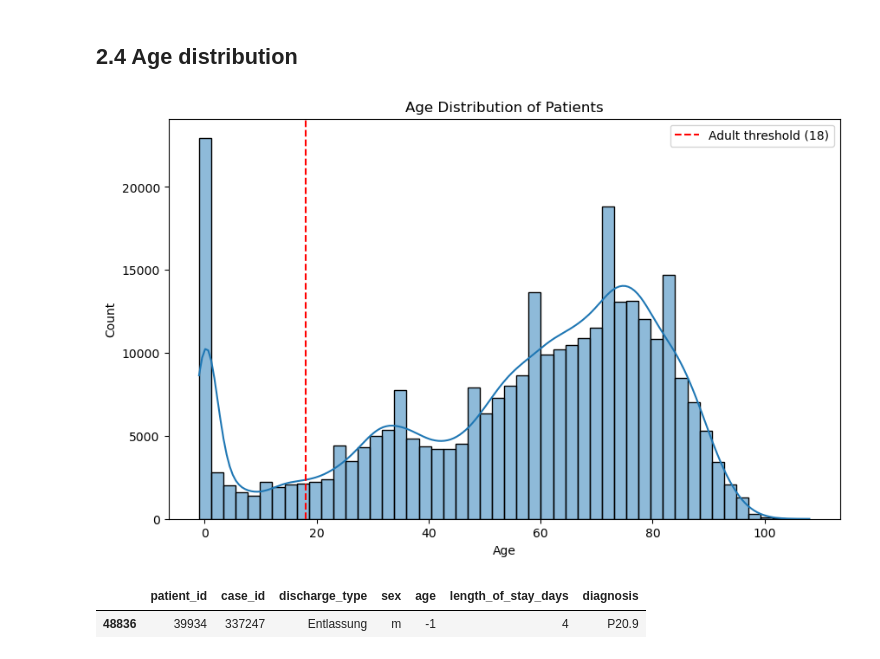
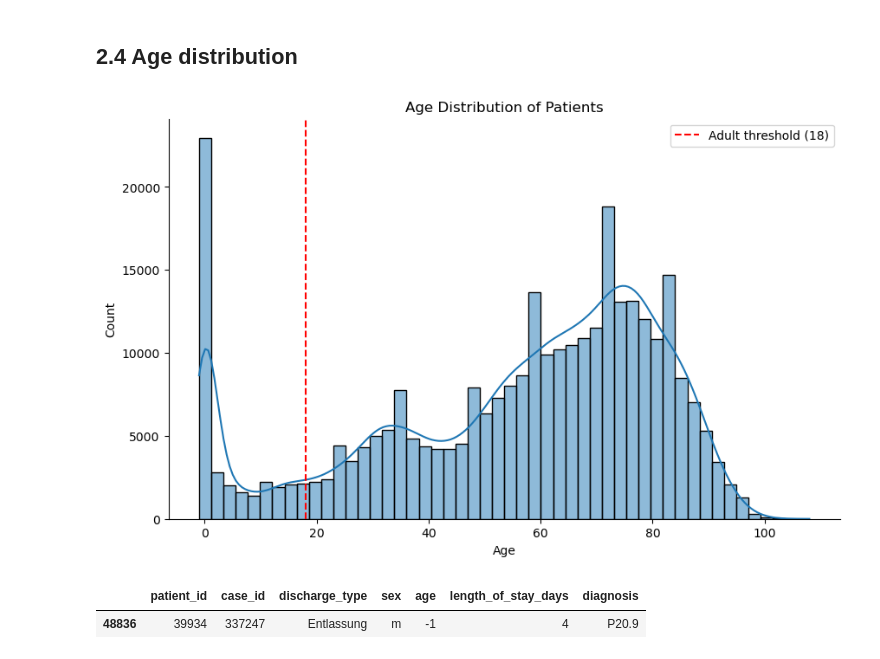
Before and after one commit to Yokopa/hospital-stay-discharge-prediction, a Jupyter notebook: code/2_data_cleaning_eda_clinical.ipynb, the cells around one changed output. Saved outputs shown, nothing was run; the diff lists cells and outputs as text; code cells hidden in the pictures.

```diff
--- a/code/2_data_cleaning_eda_clinical.ipynb
+++ b/code/2_data_cleaning_eda_clinical.ipynb
@@ -168,15 +168,16 @@ Number of duplicate rows: 0
 # %%
 # Plot histogram of age distribution
 plt.figure(figsize=(10, 6))
 sns.histplot(clinical_data['age'], bins=50, kde=True)
 plt.axvline(x=18, color='red', linestyle='--', label='Adult threshold (18)')
+sns.despine()
 plt.xlabel("Age")
 plt.ylabel("Count")
 plt.title("Age Distribution of Patients", fontweight="medium")
 plt.legend()
 plt.show()
 # %% [output]
-[figure, old version]
+[figure, new version]
 # %%
 # View cases with negative age
 display(clinical_data[clinical_data['age'] < 0])
```
Also changed, not shown: parts of 2 cells of this notebook.
